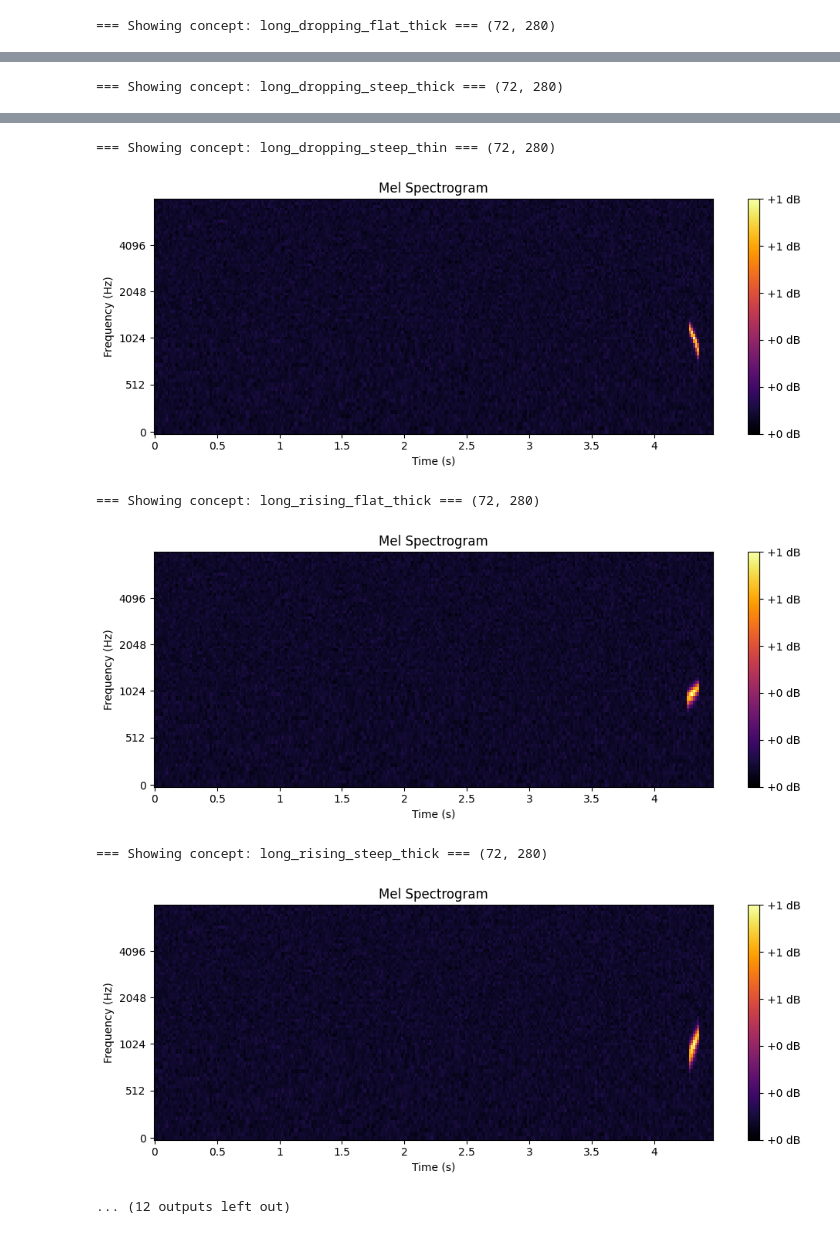
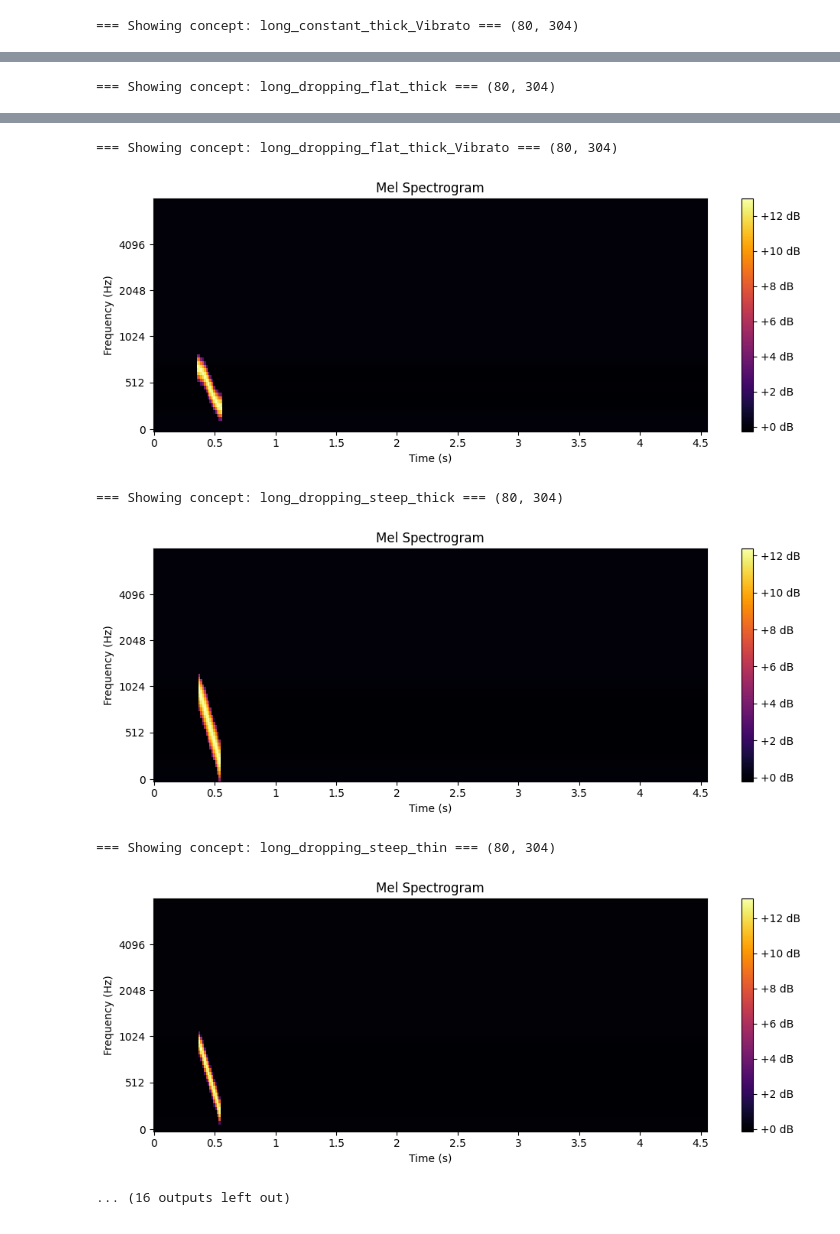
Before and after one commit to yoav1870/BioVoice, a Jupyter notebook: concept/show_mels.ipynb, the cells around one changed output, grey strips where cells are left out. Saved outputs shown, nothing was run; the diff lists cells and outputs as text; code cells hidden in the pictures.

```diff
--- a/concept/show_mels.ipynb
+++ b/concept/show_mels.ipynb
@@ -1,10 +1,10 @@
 # %%
-
 from pathlib import Path
 import numpy as np
 from Visualizations import plot_mel_spectrogram
 
-concepts_root = Path("positive_concepts_dataset_72")
+# concepts_root = Path("temp_concepts") #for redimnet
+concepts_root = Path("concepts_dataset_resnet_293")  # for resnet_293
 concept_dirs = sorted([d for d in concepts_root.iterdir() if d.is_dir()])
 
 
@@ -27 +27 @@ for concept_dir in concept_dirs:
-=== Showing concept: long_dropping_flat_thick === (72, 280)
+=== Showing concept: long_constant_thick_Vibrato === (80, 304)
@@ -29 +29 @@ for concept_dir in concept_dirs:
-=== Showing concept: long_dropping_steep_thick === (72, 280)
+=== Showing concept: long_dropping_flat_thick === (80, 304)
@@ -31,7 +31,7 @@ for concept_dir in concept_dirs:
-=== Showing concept: long_dropping_steep_thin === (72, 280)
+=== Showing concept: long_dropping_flat_thick_Vibrato === (80, 304)
-[figure, old version]
+[figure, new version]
-=== Showing concept: long_rising_flat_thick === (72, 280)
+=== Showing concept: long_dropping_steep_thick === (80, 304)
-[figure, old version]
+[figure, new version]
-=== Showing concept: long_rising_steep_thick === (72, 280)
+=== Showing concept: long_dropping_steep_thin === (80, 304)
-[figure, old version]
+[figure, new version]
-... (12 outputs left out)
+... (16 outputs left out)
```
Also changed, not shown: parts of 1 cell of this notebook, 28 other files.
